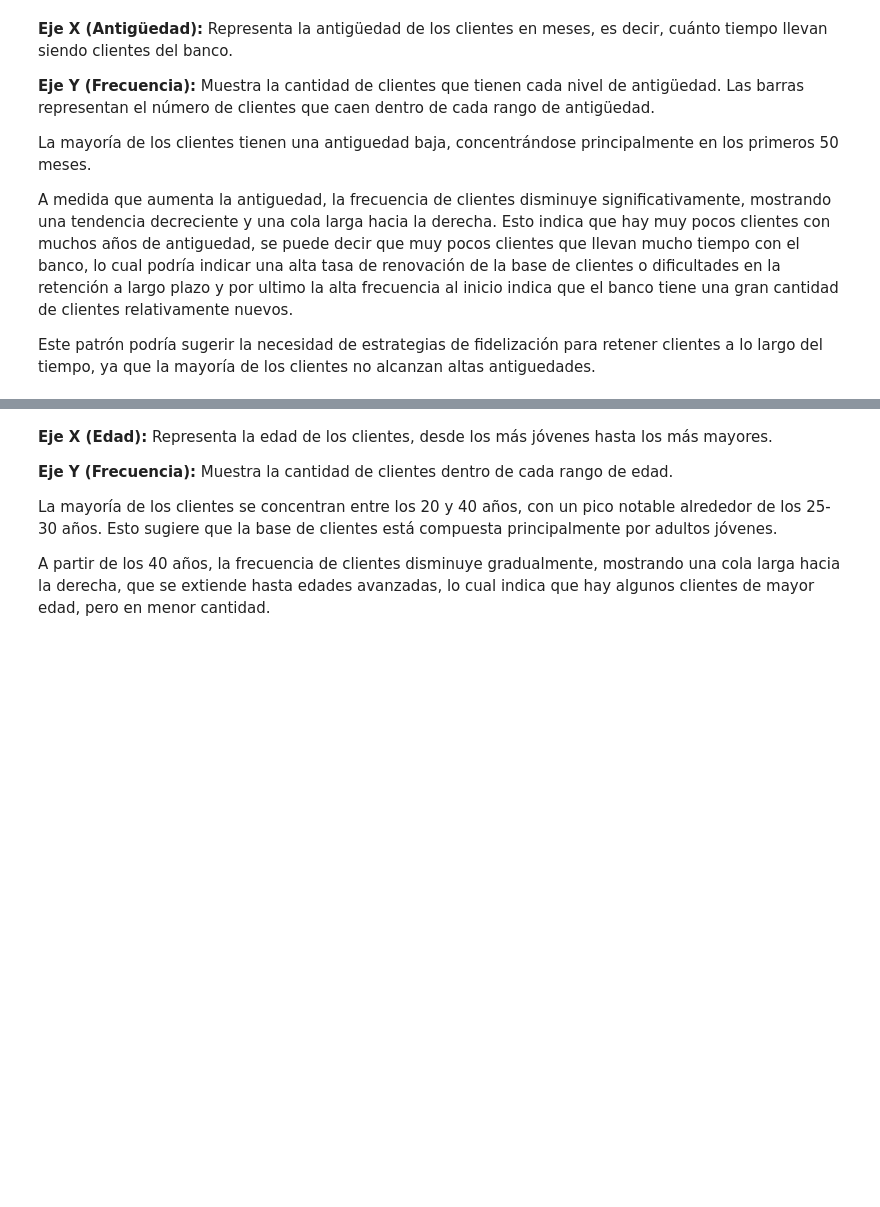
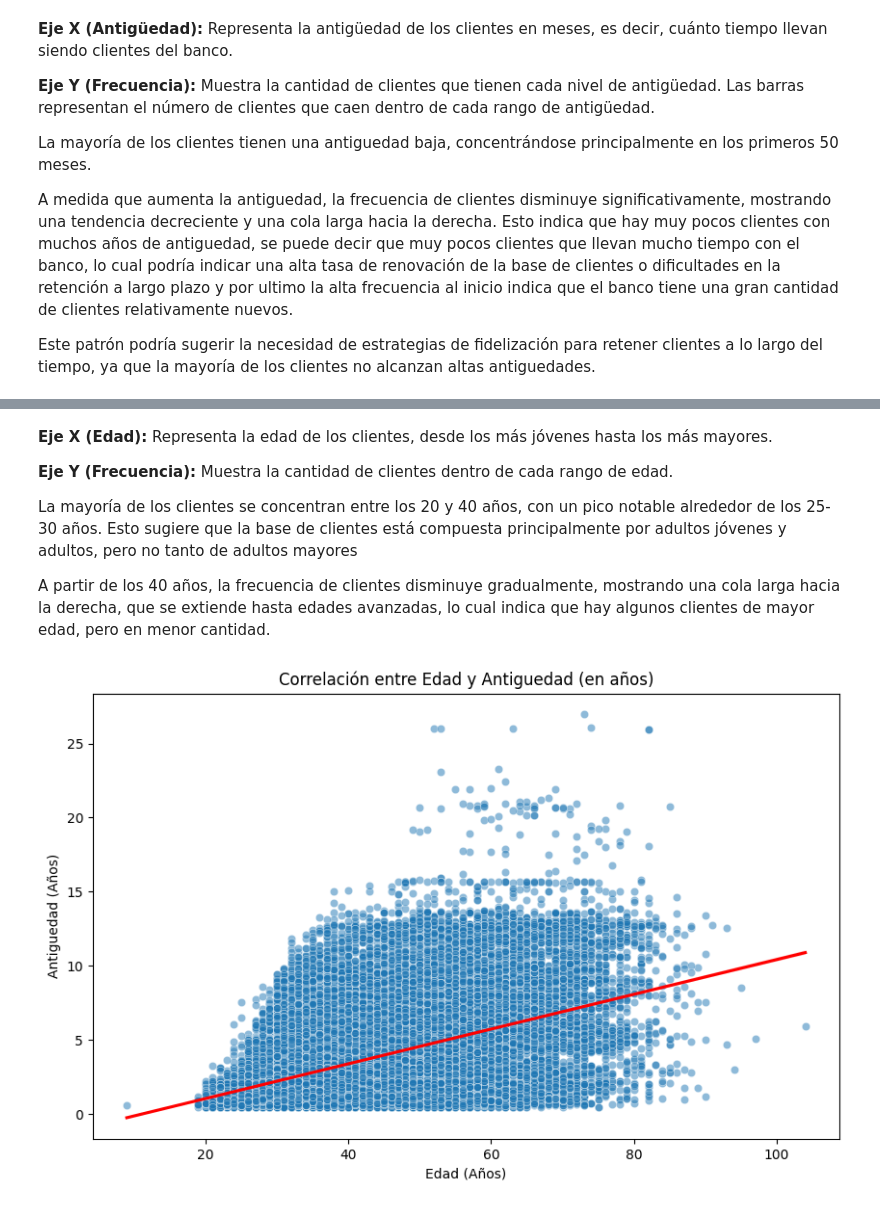
Before and after one commit to GodDoesNotPlayDice/ET-ML, a Jupyter notebook: ET1.ipynb, the cells around one changed output, grey strips where cells are left out. Cells and saved outputs as stored; diff of their text form; code cells hidden in the pictures; blank space fills up the shorter version.

```diff
--- a/ET1.ipynb
+++ b/ET1.ipynb
@@ -262,6 +320,27 @@ plt.show()
 
 **Eje Y (Frecuencia):** Muestra la cantidad de clientes dentro de cada rango de edad.
 
-La mayoría de los clientes se concentran entre los 20 y 40 años, con un pico notable alrededor de los 25-30 años. Esto sugiere que la base de clientes está compuesta principalmente por adultos jóvenes.
+La mayoría de los clientes se concentran entre los 20 y 40 años, con un pico notable alrededor de los 25-30 años. Esto sugiere que la base de clientes está compuesta principalmente por adultos jóvenes y adultos, pero no tanto de adultos mayores
 
 A partir de los 40 años, la frecuencia de clientes disminuye gradualmente, mostrando una cola larga hacia la derecha, que se extiende hasta edades avanzadas, lo cual indica que hay algunos clientes de mayor edad, pero en menor cantidad.
+# %%
+df['Antiguedad (Años)'] = df['Antiguedad'] / 12
+
+# Gráfico de correlación con línea de tendencia
+plt.figure(figsize=(10, 6))
+
+# Scatterplot con transparencia para evitar sobrecarga de puntos
+sns.scatterplot(data=df, x='Edad', y='Antiguedad (Años)', alpha=0.5)
+
+# Línea de tendencia
+sns.regplot(data=df, x='Edad', y='Antiguedad (Años)', scatter=False, color='red')
+
+# Títulos y etiquetas
+plt.title('Correlación entre Edad y Antiguedad (en años)')
+plt.xlabel('Edad (Años)')
+plt.ylabel('Antiguedad (Años)')
+
+# Mostrar el gráfico
+plt.show()
+# %% [output]
+[figure, added]
```
Also changed, not shown: parts of 8 cells of this notebook.
